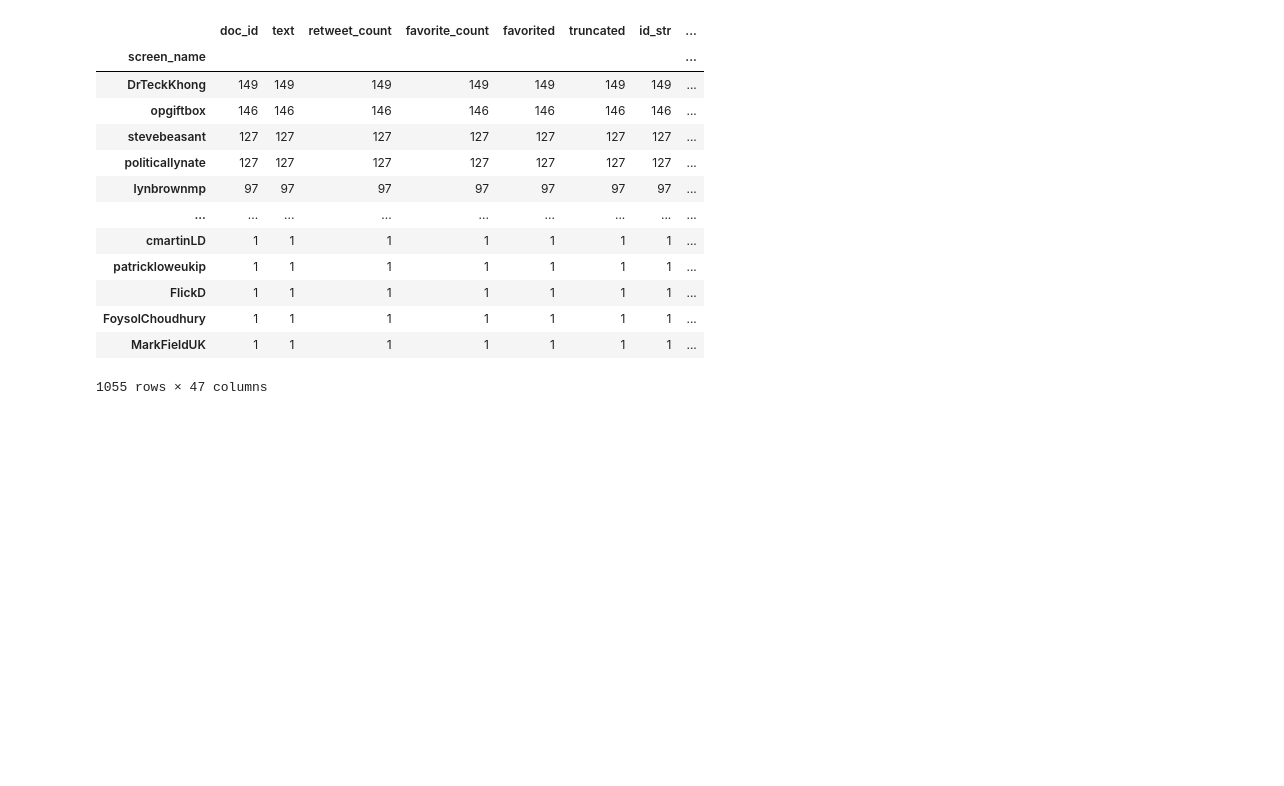
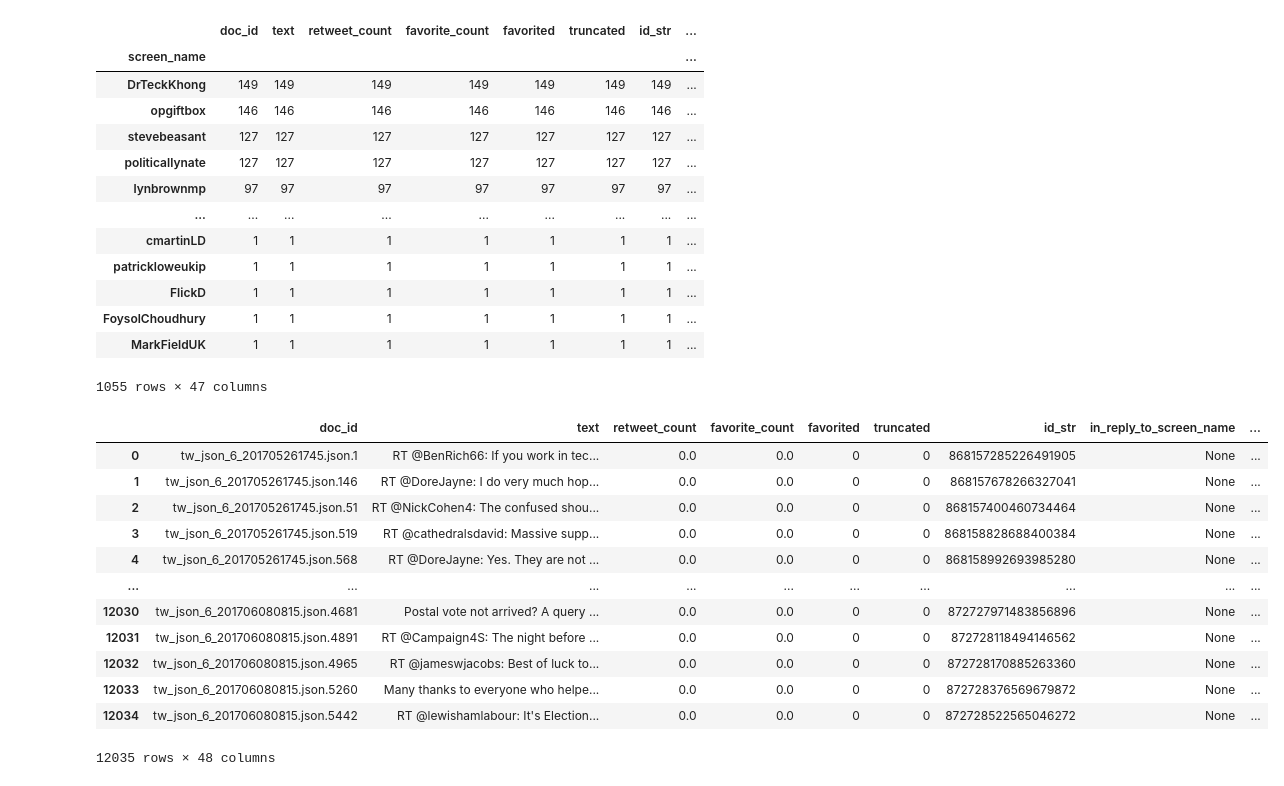
Before and after one commit to ab17254/dissertation, a Jupyter notebook: EDA.ipynb, the cells around one changed output. Drawn from its saved outputs; the diff is of its cells as text; code cells hidden in the pictures; blank space fills up the shorter version.

```diff
--- a/EDA.ipynb
+++ b/EDA.ipynb
@@ -86,3 +91,19 @@ tweets.groupby(['screen_name']).count().sort_values(['doc_id'], ascending=False)
 | FoysolChoudhury | 1 | 1 | 1 | 1 | 1 | 1 | 1 | ... |
 | MarkFieldUK | 1 | 1 | 1 | 1 | 1 | 1 | 1 | ... |
 1055 rows × 47 columns
+# %%
+tweets
+# %% [output]
+|  | doc_id | text | retweet_count | favorite_count | favorited | truncated | id_str | in_reply_to_screen_name | ... |
+| 0 | tw_json_6_201705261745.json.1 | RT @BenRich66: If you work in tec... | 0.0 | 0.0 | 0 | 0 | 868157285226491905 | None | ... |
+| 1 | tw_json_6_201705261745.json.146 | RT @DoreJayne: I do very much hop... | 0.0 | 0.0 | 0 | 0 | 868157678266327041 | None | ... |
+| 2 | tw_json_6_201705261745.json.51 | RT @NickCohen4: The confused shou... | 0.0 | 0.0 | 0 | 0 | 868157400460734464 | None | ... |
+| 3 | tw_json_6_201705261745.json.519 | RT @cathedralsdavid: Massive supp... | 0.0 | 0.0 | 0 | 0 | 868158828688400384 | None | ... |
+| 4 | tw_json_6_201705261745.json.568 | RT @DoreJayne: Yes. They are not ... | 0.0 | 0.0 | 0 | 0 | 868158992693985280 | None | ... |
+| ... | ... | ... | ... | ... | ... | ... | ... | ... | ... |
+| 12030 | tw_json_6_201706080815.json.4681 | Postal vote not arrived? A query ... | 0.0 | 0.0 | 0 | 0 | 872727971483856896 | None | ... |
+| 12031 | tw_json_6_201706080815.json.4891 | RT @Campaign4S: The night before ... | 0.0 | 0.0 | 0 | 0 | 872728118494146562 | None | ... |
+| 12032 | tw_json_6_201706080815.json.4965 | RT @jameswjacobs: Best of luck to... | 0.0 | 0.0 | 0 | 0 | 872728170885263360 | None | ... |
+| 12033 | tw_json_6_201706080815.json.5260 | Many thanks to everyone who helpe... | 0.0 | 0.0 | 0 | 0 | 872728376569679872 | None | ... |
+| 12034 | tw_json_6_201706080815.json.5442 | RT @lewishamlabour: It's Election... | 0.0 | 0.0 | 0 | 0 | 872728522565046272 | None | ... |
+12035 rows × 48 columns
```
Also changed, not shown: parts of 3 cells of this notebook.
